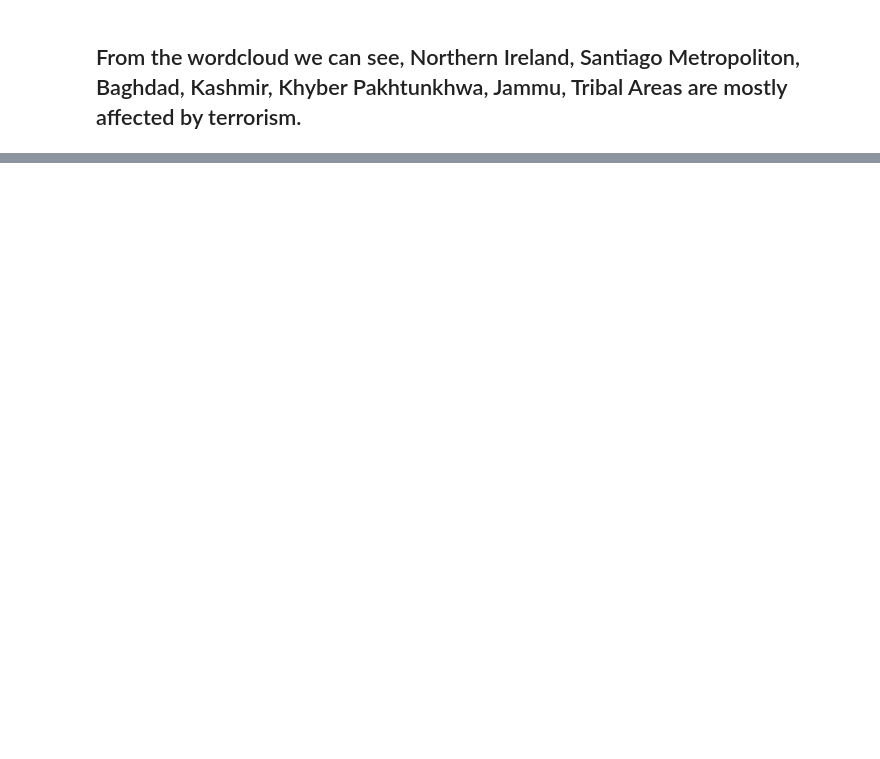
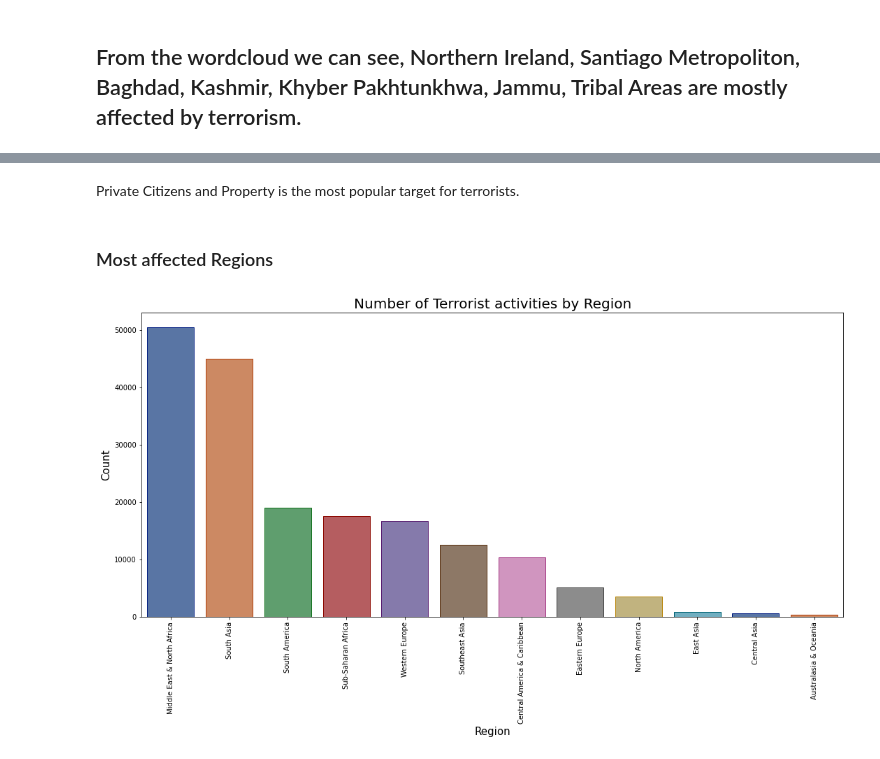
Before and after one commit to Fahad1192/The_Sparks_Foundation, a Jupyter notebook: Task 4 GRIPJAN21.ipynb, the cells around one changed output, grey strips where cells are left out. Cells and saved outputs as stored; diff of their text form; code cells hidden in the pictures; blank space fills up the shorter version.

```diff
--- a/Task 4 GRIPJAN21.ipynb
+++ b/Task 4 GRIPJAN21.ipynb
@@ -208,0 +235,14 @@ plt.show()
+# %% [markdown]
+Private Citizens and Property is the most popular target for terrorists.
+# %% [markdown]
+### Most affected Regions
+# %%
+plt.subplots(figsize=(18,8))
+sns.countplot('Region',data=terr_data2,palette='deep',edgecolor=sns.color_palette("dark", 10),order=terr_data2['Region'].value_counts().index)
+plt.xticks(rotation=90)
+plt.title('Number of Terrorist activities by Region',fontsize=20)
+plt.xlabel('Region',fontsize=15)
+plt.ylabel('Count',fontsize=15)
+plt.show()
+# %% [output]
+[figure, added]
```
Also changed, not shown: parts of 29 cells of this notebook.
